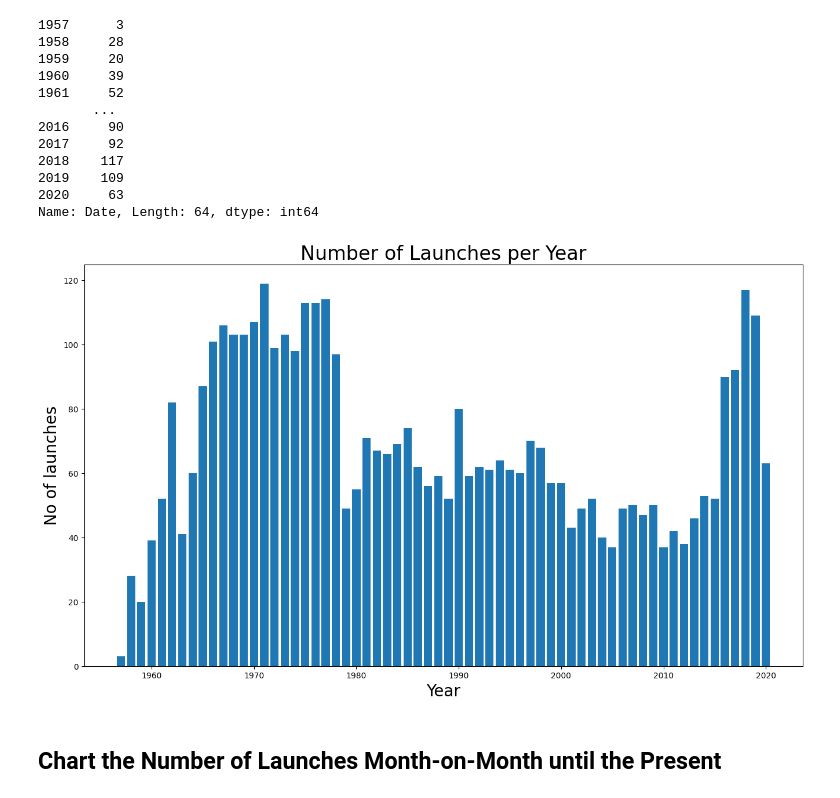
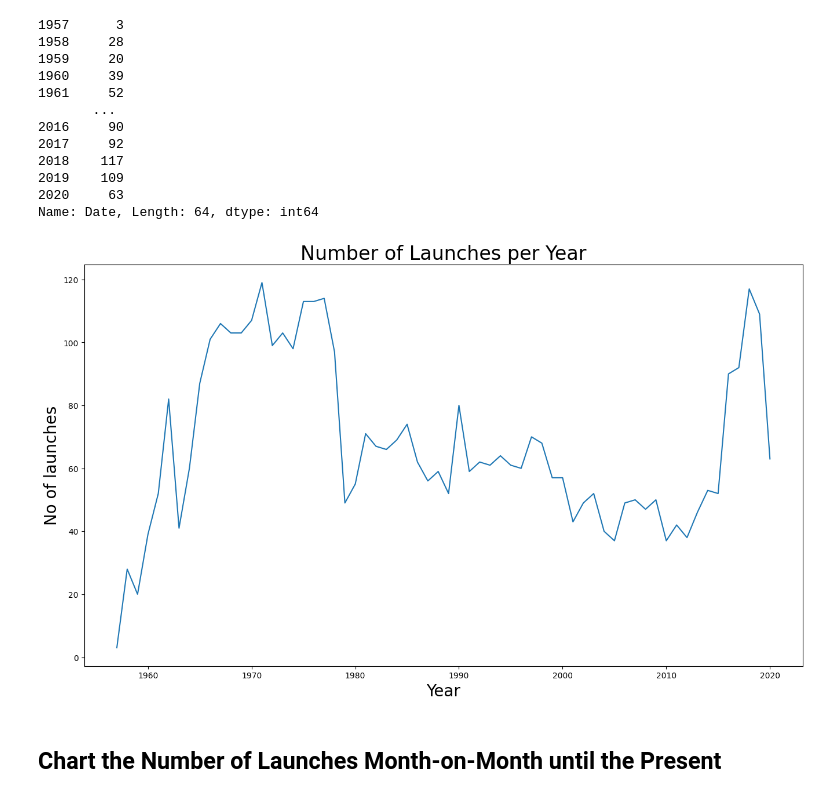
Before and after one commit to fancifulcrow/100-Days-Of-Python, a Jupyter notebook: Day099/Space_Missions_Analysis.ipynb, the cells around one changed output. Drawn from its saved outputs; the diff is of its cells as text; code cells hidden in the pictures.

```diff
--- a/Day099/Space_Missions_Analysis.ipynb
+++ b/Day099/Space_Missions_Analysis.ipynb
@@ -58,3 +53,6 @@ df_data.columns
 Index(['Unnamed: 0.1', 'Unnamed: 0', 'Organisation', 'Location', 'Date',
        'Detail', 'Rocket_Status', 'Price', 'Mission_Status'],
       dtype='object')
+# %%
+# convert date to datetime
+df_data['Date'] = pd.to_datetime(df_data['Date'], utc=True).dt.tz_localize(None)
@@ -89,2 +103,2 @@ df_data.duplicated(["Organisation", "Location", "Date", "Detail"]).sum()
 # %%
-df_data.drop_duplicates(subset=["Organisation", "Location", "Date", "Detail"], inplace=True)
+df_data.drop_duplicates(inplace=True)
@@ -494,7 +482,5 @@ Name: Date, Length: 4323, dtype: object
 # %%
-no_of_launches_per_year = df_data["Date"].apply(pd.to_datetime, utc=True)
-
-no_of_launches_per_year = no_of_launches_per_year.dt.year.value_counts().sort_index(ascending=True)
+no_of_launches_per_year =  df_data["Date"].dt.year.value_counts().sort_index(ascending=True)
 
 no_of_launches_per_year
 # %% [output]
@@ -513,20 +499,20 @@ Name: Date, Length: 64, dtype: int64
 # %%
 plt.figure(figsize=(16, 9))
 
 plt.xlabel("Year", fontsize=20)
 plt.ylabel("No of launches", fontsize=20)
 
 plt.title("Number of Launches per Year", fontsize=24)
 
 # # Add values inside the bars
 # for index, value in enumerate(no_of_launches_per_year):
 #     plt.text(x=value, y=index, s=value, ha='left', va='center')
 
-plt.bar(no_of_launches_per_year.index, no_of_launches_per_year.values)
+plt.plot(no_of_launches_per_year.index, no_of_launches_per_year.values)
 
 plt.show()
 # %% [output]
-[figure, old version]
+[figure, new version]
 # %% [markdown]
 ## Chart the Number of Launches Month-on-Month until the Present
 # %% [markdown]
```
Also changed, not shown: parts of 39 cells of this notebook.
